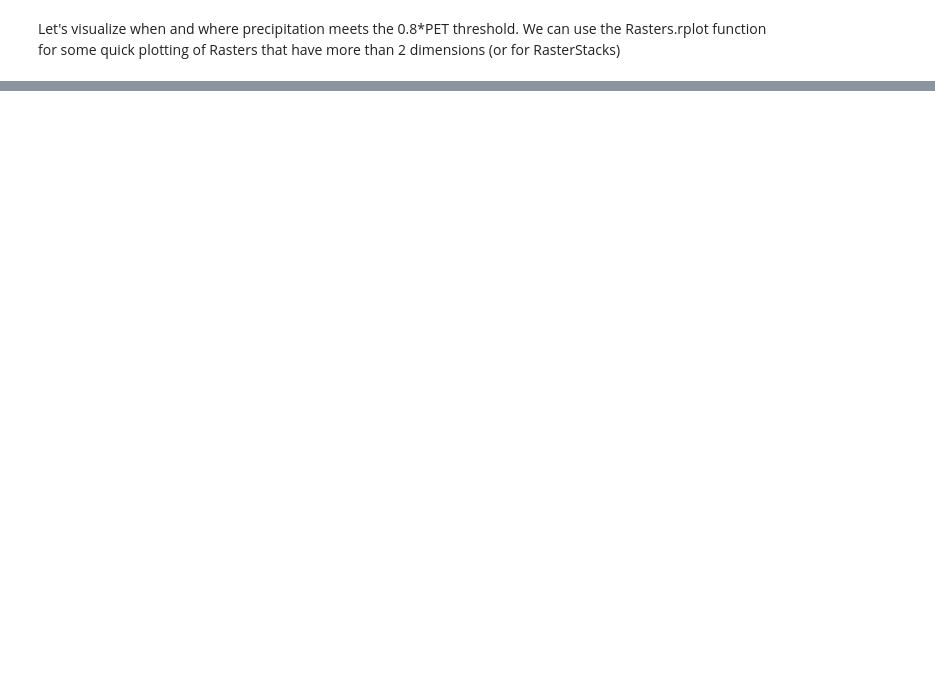
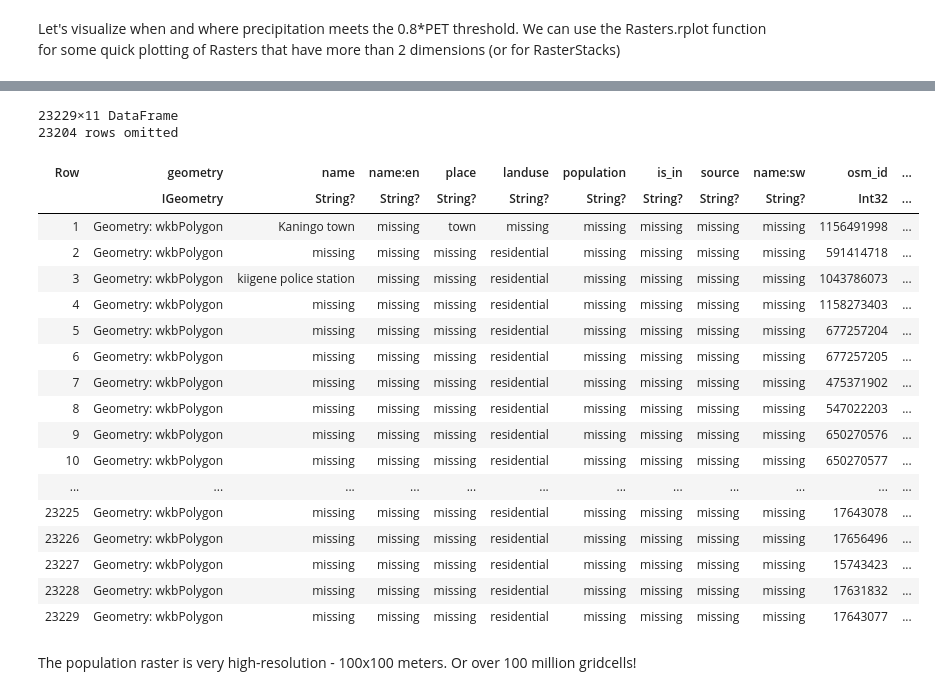
Before and after one commit to tiemvanderdeure/JuliaSpatialAnalysis, a Jupyter notebook: 2-SpatialAnalysis.ipynb, the cells around one changed output, grey strips where cells are left out. Saved outputs shown, nothing was run; the diff lists cells and outputs as text; code cells hidden in the pictures; blank space fills up the shorter version.

```diff
--- a/2-SpatialAnalysis.ipynb
+++ b/2-SpatialAnalysis.ipynb
@@ -970,0 +857,26 @@ tavg_kenya = mask(Base.read(tavg_cropped); with = kenya)
+# %%
+import GeoDataFrames as GDF
+cities = GDF.read("hotosm_ken_populated_places_polygons_geojson.geojson")
+# %% [output]
+23229×11 DataFrame
+23204 rows omitted
+| Row | geometry | name | name:en | place | landuse | population | is_in | source | name:sw | osm_id | ... |
+|  | IGeometry | String? | String? | String? | String? | String? | String? | String? | String? | Int32 | ... |
+| 1 | Geometry: wkbPolygon | Kaningo town | missing | town | missing | missing | missing | missing | missing | 1156491998 | ... |
+| 2 | Geometry: wkbPolygon | missing | missing | missing | residential | missing | missing | missing | missing | 591414718 | ... |
+| 3 | Geometry: wkbPolygon | kiigene police station | missing | missing | residential | missing | missing | missing | missing | 1043786073 | ... |
+| 4 | Geometry: wkbPolygon | missing | missing | missing | residential | missing | missing | missing | missing | 1158273403 | ... |
+| 5 | Geometry: wkbPolygon | missing | missing | missing | residential | missing | missing | missing | missing | 677257204 | ... |
+| 6 | Geometry: wkbPolygon | missing | missing | missing | residential | missing | missing | missing | missing | 677257205 | ... |
+| 7 | Geometry: wkbPolygon | missing | missing | missing | residential | missing | missing | missing | missing | 475371902 | ... |
+| 8 | Geometry: wkbPolygon | missing | missing | missing | residential | missing | missing | missing | missing | 547022203 | ... |
+| 9 | Geometry: wkbPolygon | missing | missing | missing | residential | missing | missing | missing | missing | 650270576 | ... |
+| 10 | Geometry: wkbPolygon | missing | missing | missing | residential | missing | missing | missing | missing | 650270577 | ... |
+| ... | ... | ... | ... | ... | ... | ... | ... | ... | ... | ... | ... |
+| 23225 | Geometry: wkbPolygon | missing | missing | missing | residential | missing | missing | missing | missing | 17643078 | ... |
+| 23226 | Geometry: wkbPolygon | missing | missing | missing | residential | missing | missing | missing | missing | 17656496 | ... |
+| 23227 | Geometry: wkbPolygon | missing | missing | missing | residential | missing | missing | missing | missing | 15743423 | ... |
+| 23228 | Geometry: wkbPolygon | missing | missing | missing | residential | missing | missing | missing | missing | 17631832 | ... |
+| 23229 | Geometry: wkbPolygon | missing | missing | missing | residential | missing | missing | missing | missing | 17643077 | ... |
+# %% [markdown]
+The population raster is very high-resolution - 100x100 meters. Or over 100 million gridcells!
```
Also changed, not shown: parts of 83 cells of this notebook, 1 other file.
